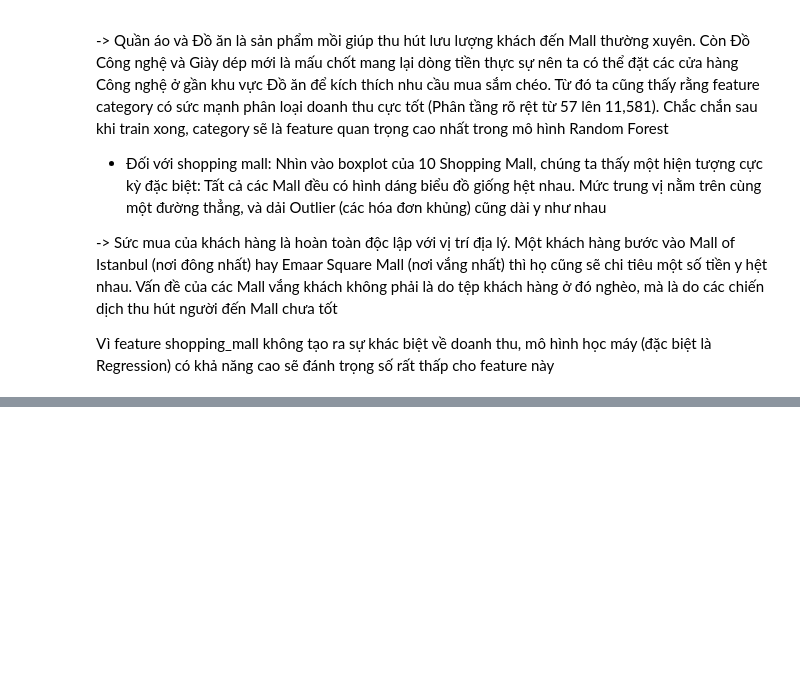
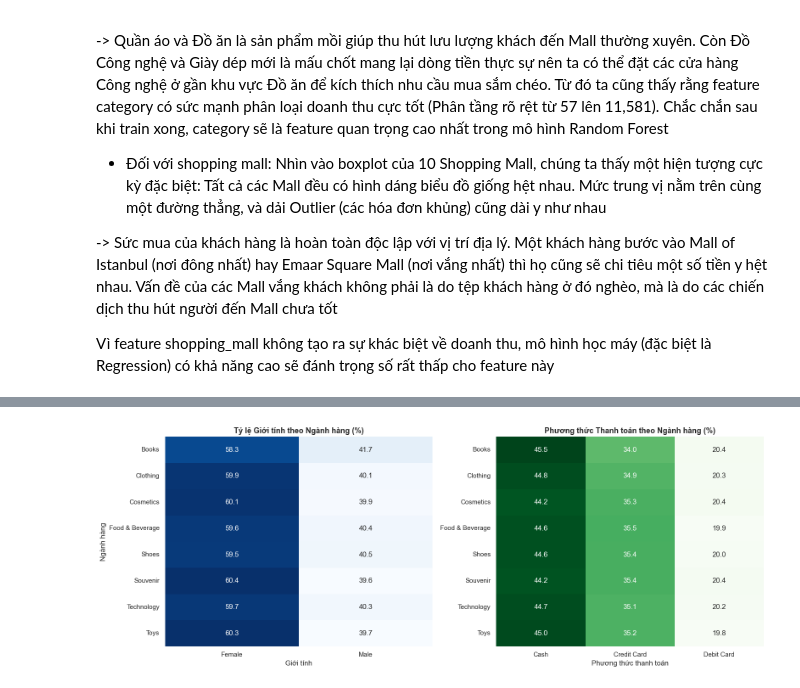
Before and after one commit to itsanhkhoi12/UTH-MACHINE-LEARNING-ASSIGNMENTS-GR02, a Jupyter notebook: practice_2/01-02-eda-data-preprocessing.ipynb, the cells around one changed output, grey strips where cells are left out. Saved outputs shown, nothing was run; the diff lists cells and outputs as text; code cells hidden in the pictures; blank space fills up the shorter version.

```diff
--- a/practice_2/01-02-eda-data-preprocessing.ipynb
+++ b/practice_2/01-02-eda-data-preprocessing.ipynb
@@ -450,0 +473,23 @@ Vì feature shopping_mall không tạo ra sự khác biệt về doanh thu, mô
+# %%
+fig, axes = plt.subplots(1, 2, figsize=(16, 6))
+
+# Giới tính vs Ngành hàng (Gender vs Category)
+# Dùng bảng chéo (crosstab) để tính tỷ lệ % khách Nam/Nữ trong từng ngành hàng
+gender_cat = pd.crosstab(data['category'], data['gender'], normalize='index') * 100
+sns.heatmap(gender_cat, annot=True, fmt=".1f", cmap="Blues", ax=axes[0], cbar=False)
+axes[0].set_title('Tỷ lệ Giới tính theo Ngành hàng (%)', fontsize=13, fontweight='bold')
+axes[0].set_ylabel('Ngành hàng')
+axes[0].set_xlabel('Giới tính')
+
+# Ngành hàng vs Phương thức thanh toán (Category vs Payment Method)
+# Xem ngành hàng nào người ta hay quẹt thẻ, ngành nào hay dùng tiền mặt
+pay_cat = pd.crosstab(data['category'], data['payment_method'], normalize='index') * 100
+sns.heatmap(pay_cat, annot=True, fmt=".1f", cmap="Greens", ax=axes[1], cbar=False)
+axes[1].set_title('Phương thức Thanh toán theo Ngành hàng (%)', fontsize=13, fontweight='bold')
+axes[1].set_ylabel('')
+axes[1].set_xlabel('Phương thức thanh toán')
+
+plt.tight_layout()
+plt.show()
+# %% [output]
+[figure, added]
```
Also changed, not shown: parts of 22 cells of this notebook, 13 other files.
